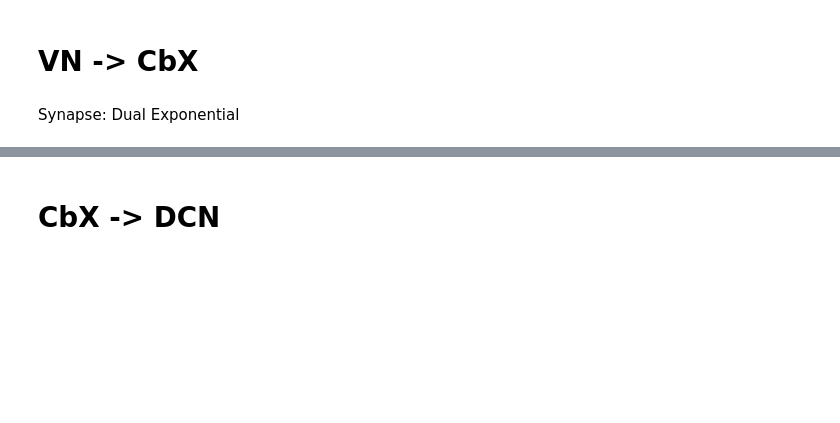
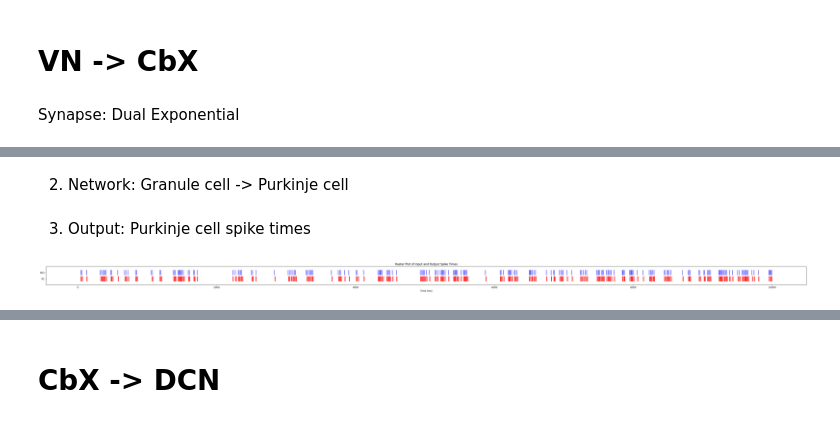
Before and after one commit to logic-uni/ET_data_analysis, a Jupyter notebook: Modeling/VN_CbX_DCN_brainpy.ipynb, the cells around one changed output, grey strips where cells are left out. Saved outputs shown, nothing was run; the diff lists cells and outputs as text; code cells hidden in the pictures; blank space fills up the shorter version.

```diff
--- a/Modeling/VN_CbX_DCN_brainpy.ipynb
+++ b/Modeling/VN_CbX_DCN_brainpy.ipynb
@@ -197,9 +255,3 @@ CbX_isi = np.diff(CbX_sptimes)
 # %%
-plt.figure(figsize=(45, 2))
-plt.eventplot([VN_sptimes, CbX_sptimes], colors=['b', 'r'], lineoffsets=[2, 1], linelengths=0.8)
-plt.yticks([1, 2], ['CbX', 'VN'])
-plt.xlabel('Time (ms)')
-plt.title('Raster Plot of Input and Output Spike Times')
-plt.tight_layout()
-plt.savefig('/home/zhangyuhao/Desktop/Result/ET/Modeling/Raster.png', transparent=True, dpi=500)
+Plot_SpikeTrain(VN_sptimes,GC_sptimes,'VN','GC')
 # %%
@@ -207,0 +313,37 @@ plot_isi(CbX_isi,'output',100)  #尽量让这个分布密度密一些，峰值
+# %% [markdown]
+2.  Network: Granule cell -> Purkinje cell
+# %%
+class Gc_Pc_Net(bp.DynSysGroup):
+  def __init__(self,sptimes,spcluster, E=0.):
+    super().__init__()
+    # times is spike times of each spike, indices is unit id of each spike
+    self.pre = bp.dyn.SpikeTimeGroup(5, times=sptimes, indices=spcluster)  # spike train input
+    self.post = bp.dyn.LifRef(1, V_rest=-60., V_th=-50., V_reset=-60., tau=20., tau_ref=5.,
+                              V_initializer=bp.init.Constant(-60.))
+    self.syn = DualExpSparseCOBA(self.pre, self.post, delay=None, prob=1., g_max=1.,
+                                 tau_decay=5., tau_rise=1., E=E)
+
+  def update(self):
+    self.pre()
+    self.syn()
+    self.post()
+    # monitor the following variables
+    conductance = self.syn.proj.refs['syn'].g
+    current = self.post.sum_inputs(self.post.V)
+    return conductance, current, self.post.V
+# %% [markdown]
+3. Output: Purkinje cell spike times
+# %%
+def generate_1pc_sptrain():
+    GCs_spike_times, GCs_spike_cluster = generate_gcs_sptrain()
+    PC_PostV = run_a_net(Gc_Pc_Net(sptimes = GCs_spike_times, spcluster = GCs_spike_cluster, E=0.)) # Excitatory DualExpon synapse model
+    PC_PostV_value = PC_PostV.value.flatten()  # 获取 Array 对象
+    PC_sptimes = find_trig_spike_time(PC_PostV_value)  # unit ms
+    PC_isi = np.diff(PC_sptimes)
+    return PC_sptimes,PC_isi
+
+PC_sptimes, PC_isi = generate_1pc_sptrain()
+# %%
+Plot_SpikeTrain(GC_sptimes,PC_sptimes,'GC','PC')
+# %% [output]
+[figure, added]
```
Also changed, not shown: parts of 43 cells of this notebook, 2 other files.
